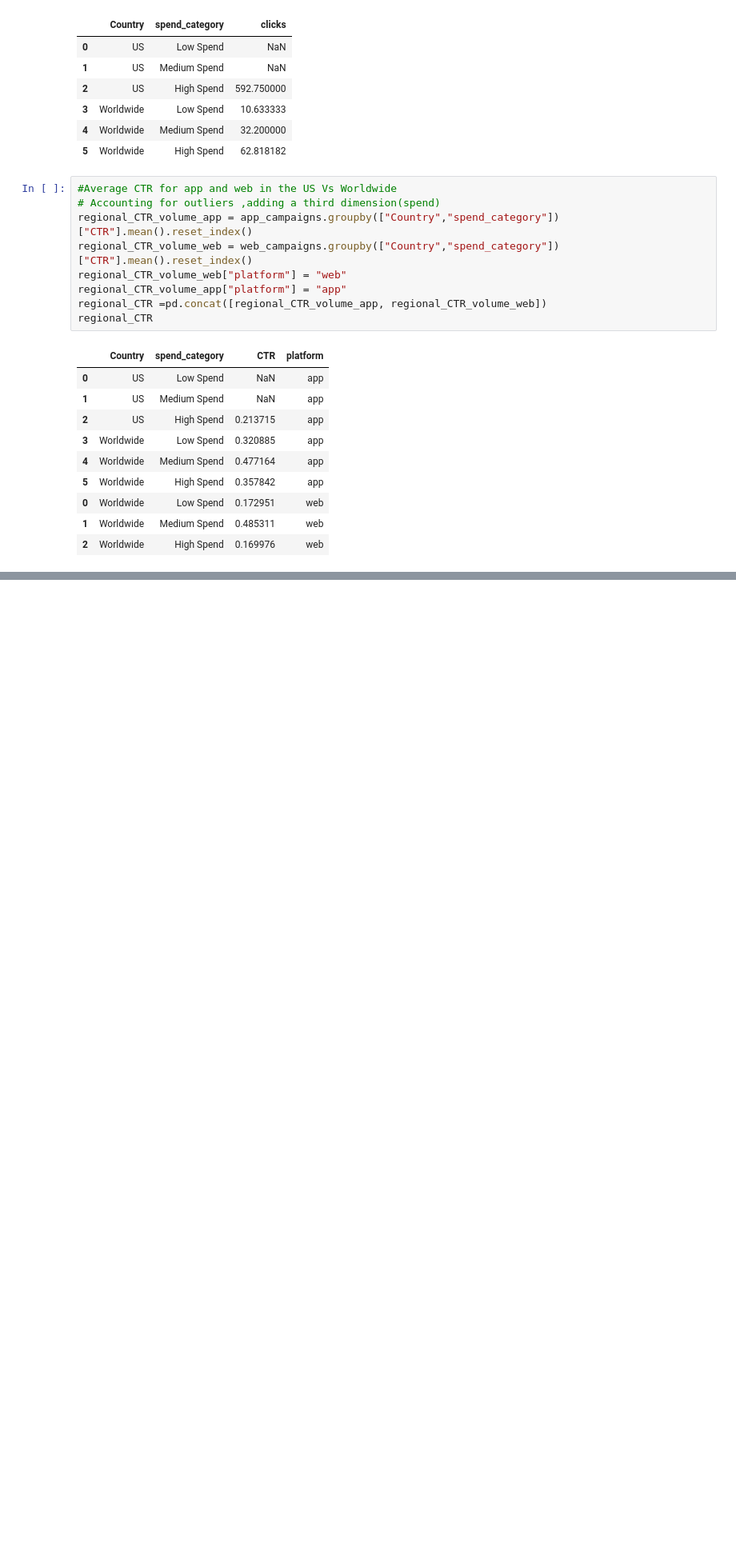
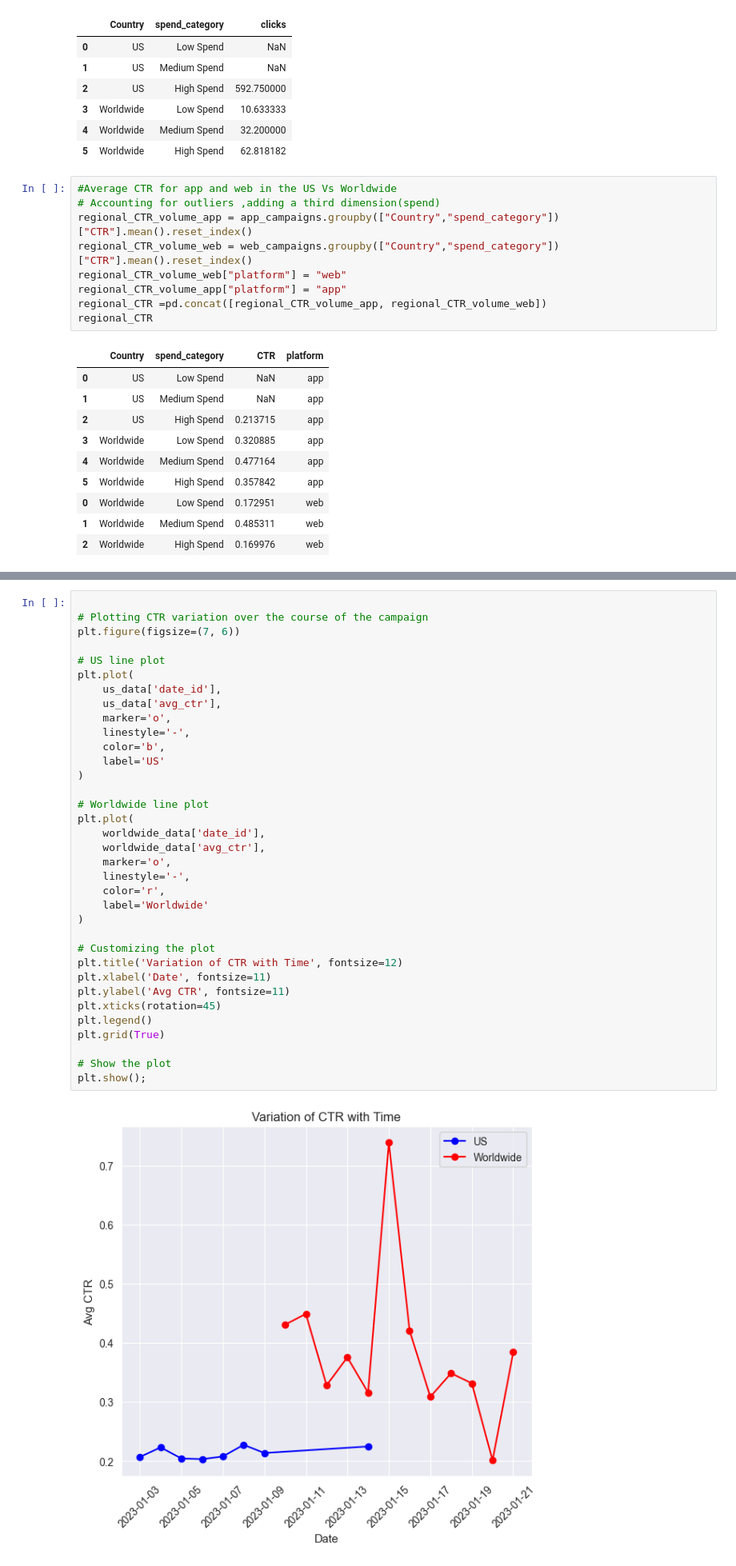
Before and after one commit to Stoichiometrical/Data-Analysis-Case-Studies, a Jupyter notebook: CaseStudy.ipynb, the cells around one changed output, grey strips where cells are left out. Shown: that part at 80% size. Drawn from its saved outputs; the diff is of its cells as text; blank space fills up the shorter version.

```diff
--- a/CaseStudy.ipynb
+++ b/CaseStudy.ipynb
@@ -507,0 +606,37 @@ regional_clicks_cost
+# %%
+
+# Plotting CTR variation over the course of the campaign
+plt.figure(figsize=(7, 6))
+
+# US line plot
+plt.plot(
+    us_data['date_id'],
+    us_data['avg_ctr'],
+    marker='o',
+    linestyle='-',
+    color='b',
+    label='US'
+)
+
+# Worldwide line plot
+plt.plot(
+    worldwide_data['date_id'],
+    worldwide_data['avg_ctr'],
+    marker='o',
+    linestyle='-',
+    color='r',
+    label='Worldwide'
+)
+
+# Customizing the plot
+plt.title('Variation of CTR with Time', fontsize=12)
+plt.xlabel('Date', fontsize=11)
+plt.ylabel('Avg CTR', fontsize=11)
+plt.xticks(rotation=45)
+plt.legend()
+plt.grid(True)
+
+# Show the plot
+plt.show();
+# %% [output]
+[figure, added]
```
Also changed, not shown: parts of 24 cells of this notebook.
